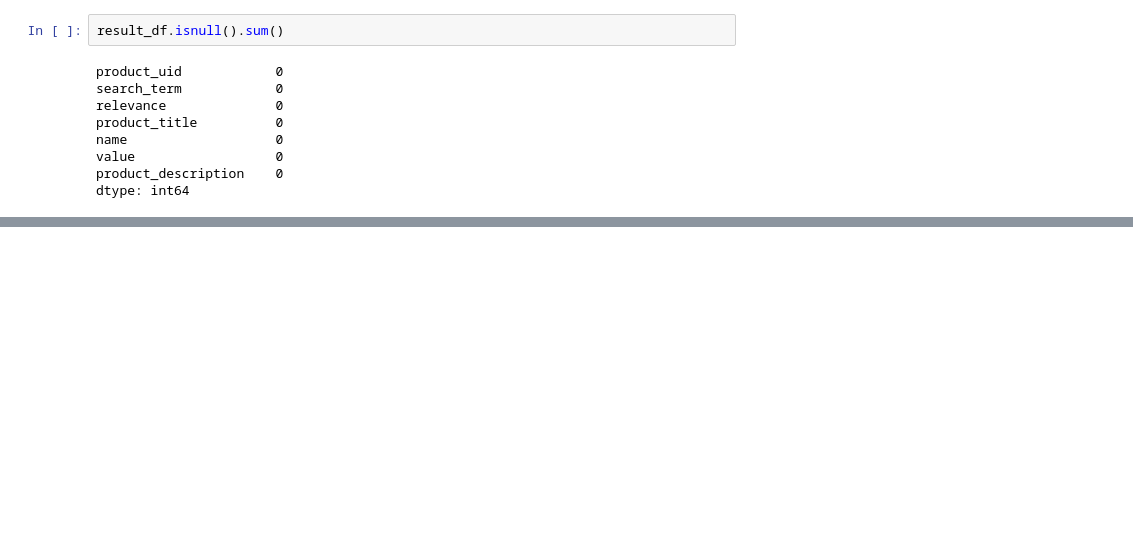
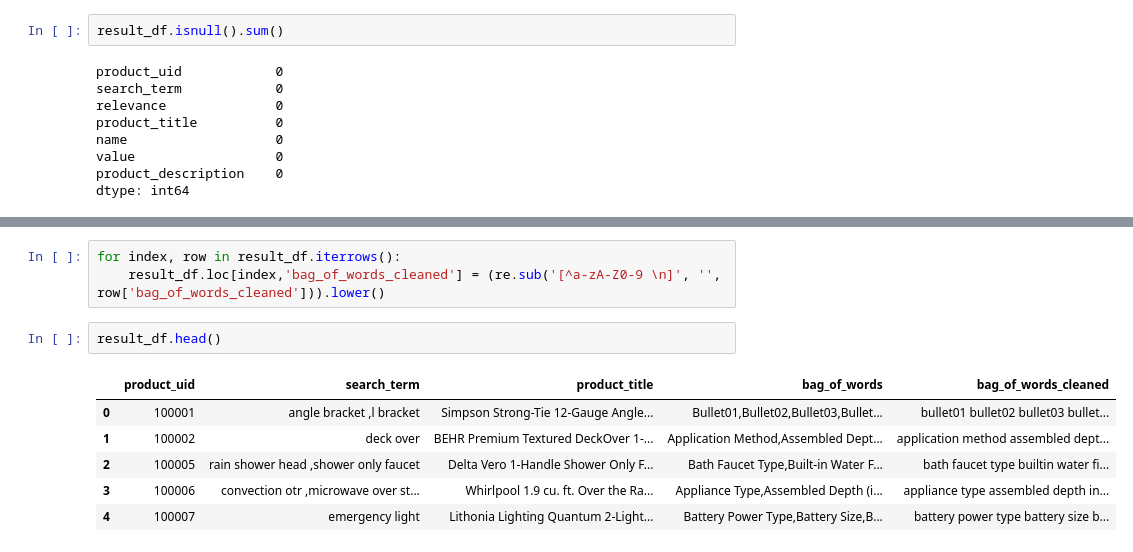
Before and after one commit to shrutiguptabu/INFSCI_2140_Project, a Jupyter notebook: Data Cleaning.ipynb, the cells around one changed output, grey strips where cells are left out. Saved outputs shown, nothing was run; the diff lists cells and outputs as text; blank space fills up the shorter version.

```diff
--- a/Data Cleaning.ipynb
+++ b/Data Cleaning.ipynb
@@ -242,0 +286,12 @@ result_df.head()
+# %%
+for index, row in result_df.iterrows():
+    result_df.loc[index,'bag_of_words_cleaned'] = (re.sub('[^a-zA-Z0-9 \n]', '', row['bag_of_words_cleaned'])).lower()
+# %%
+result_df.head()
+# %% [output]
+|  | product_uid | search_term | product_title | bag_of_words | bag_of_words_cleaned |
+| 0 | 100001 | angle bracket ,l bracket | Simpson Strong-Tie 12-Gauge Angle... | Bullet01,Bullet02,Bullet03,Bullet... | bullet01 bullet02 bullet03 bullet... |
+| 1 | 100002 | deck over | BEHR Premium Textured DeckOver 1-... | Application Method,Assembled Dept... | application method assembled dept... |
+| 2 | 100005 | rain shower head ,shower only faucet | Delta Vero 1-Handle Shower Only F... | Bath Faucet Type,Built-in Water F... | bath faucet type builtin water fi... |
+| 3 | 100006 | convection otr ,microwave over st... | Whirlpool 1.9 cu. ft. Over the Ra... | Appliance Type,Assembled Depth (i... | appliance type assembled depth in... |
+| 4 | 100007 | emergency light | Lithonia Lighting Quantum 2-Light... | Battery Power Type,Battery Size,B... | battery power type battery size b... |
```
Also changed, not shown: parts of 11 cells of this notebook.
